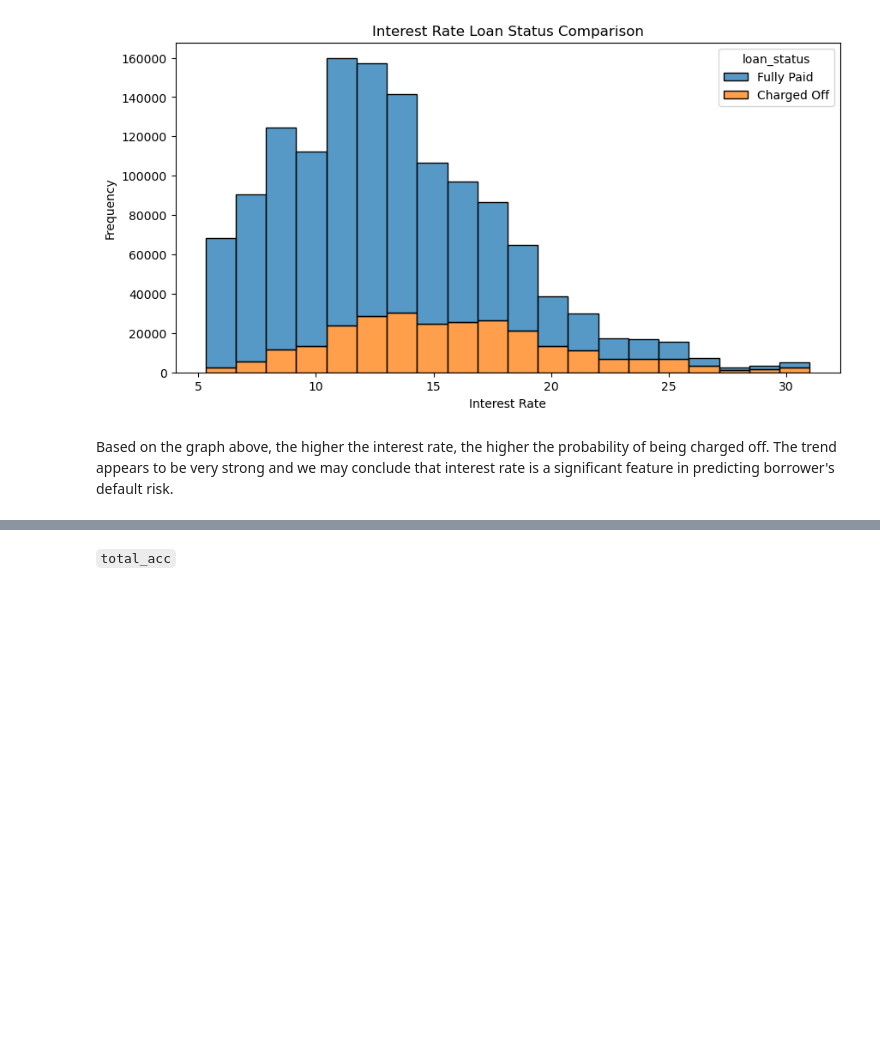
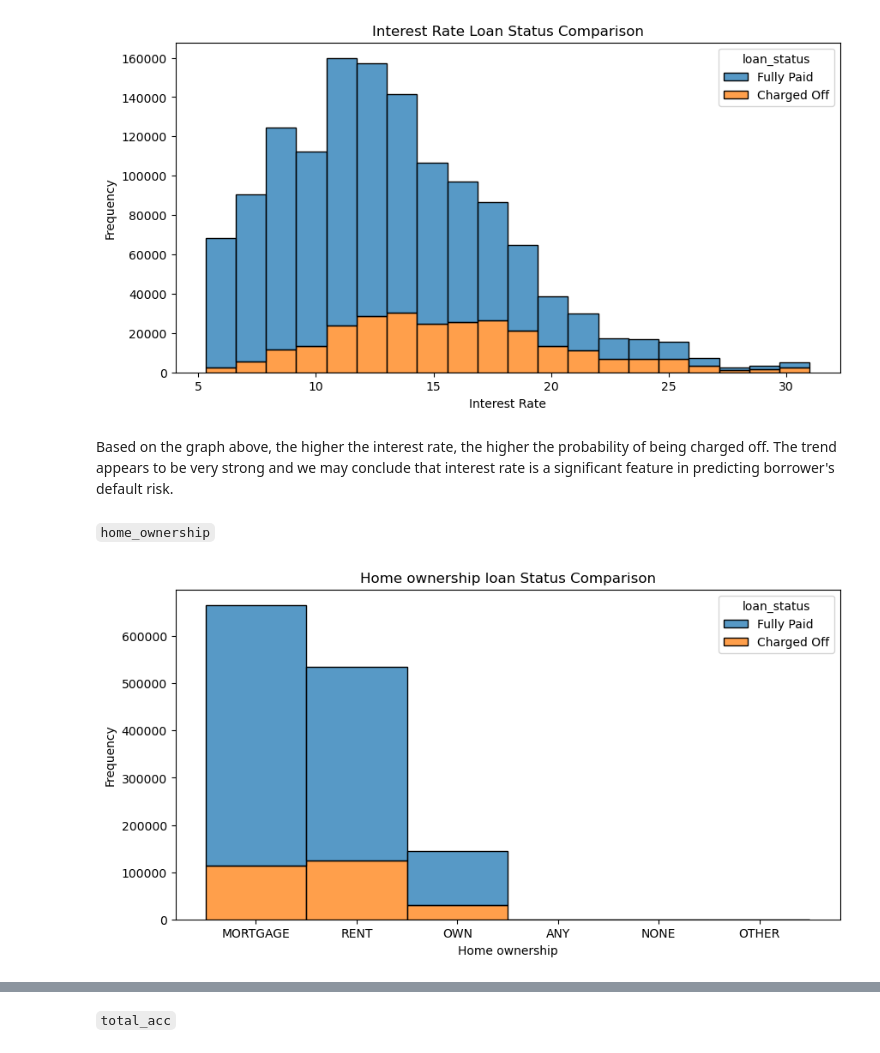
Before and after one commit to roktimsaikia440/Lending-Club-ML, a Jupyter notebook: EDA.ipynb, the cells around one changed output, grey strips where cells are left out. Drawn from its saved outputs; the diff is of its cells as text; code cells hidden in the pictures; blank space fills up the shorter version.

```diff
--- a/EDA.ipynb
+++ b/EDA.ipynb
@@ -490,3 +490,15 @@ plt.show()
 [figure]
 # %% [markdown]
 Based on the graph above, the higher the interest rate, the higher the probability of being charged off. The trend appears to be very strong and we may conclude that interest rate is a significant feature in predicting borrower's default risk.
+# %% [markdown]
+`home_ownership`
+# %%
+plt.figure(figsize=(10, 5))
+
+sns.histplot(df, x="home_ownership", bins=20, hue="loan_status", multiple="stack")
+plt.title("Home ownership loan Status Comparison")
+plt.xlabel("Home ownership")
+plt.ylabel("Frequency")
+plt.show()
+# %% [output]
+[figure, added]
```
Also changed, not shown: parts of 16 cells of this notebook.
